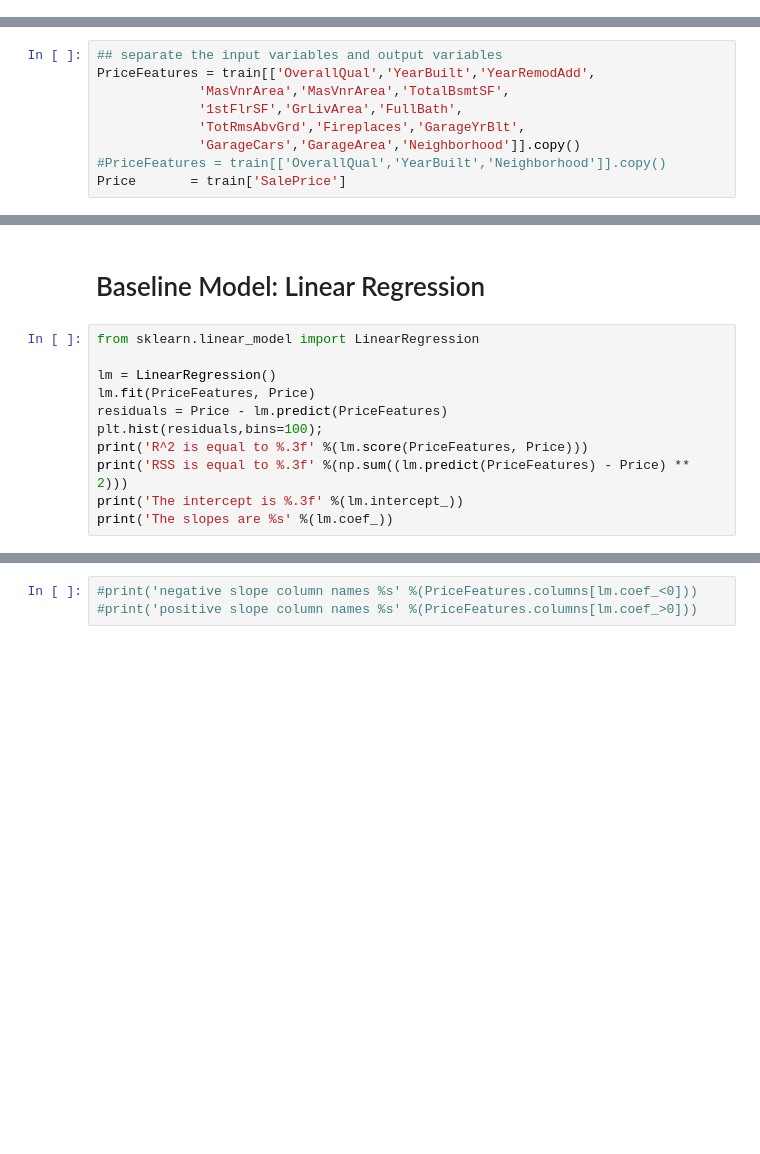
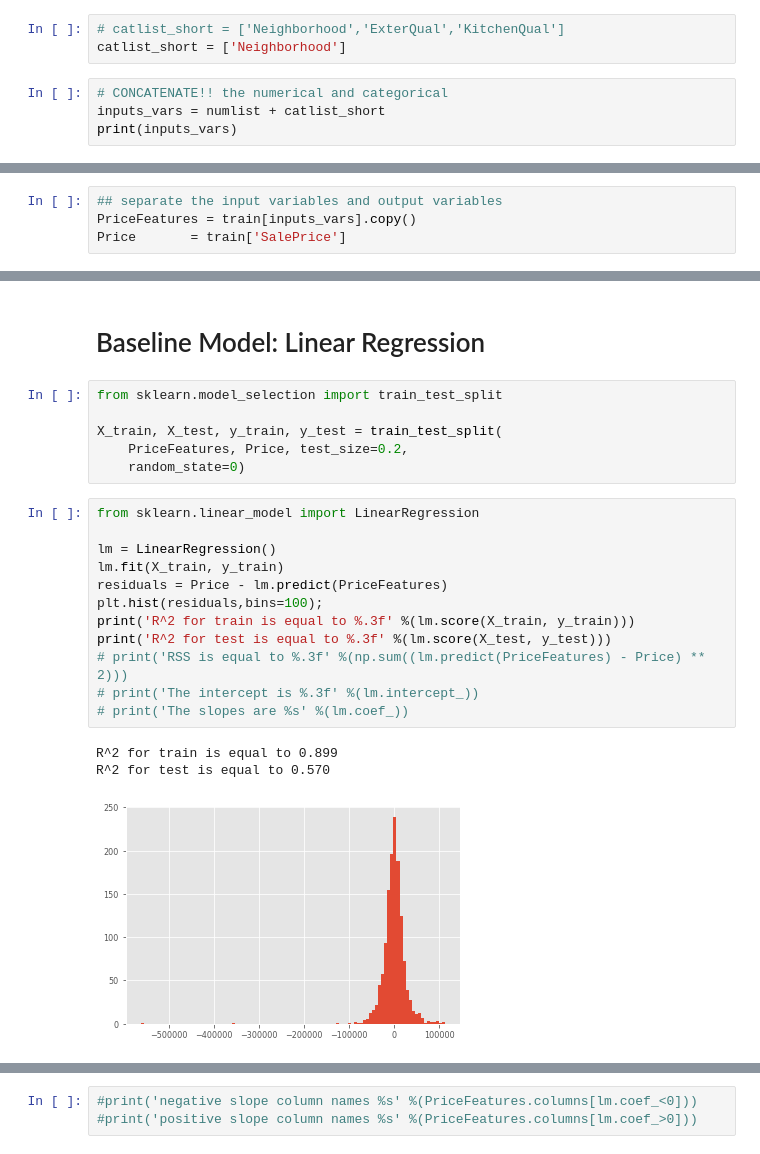
Before and after one commit to flyingcape/Ames_Iowa_HousePrices_Regression, a Jupyter notebook: ML_Project.ipynb, the cells around one changed output, grey strips where cells are left out. Drawn from its saved outputs; the diff is of its cells as text; blank space fills up the shorter version.

```diff
--- a/ML_Project.ipynb
+++ b/ML_Project.ipynb
@@ -137,0 +53,7 @@ Name: SalePrice, dtype: float64
+# %%
+# catlist_short = ['Neighborhood','ExterQual','KitchenQual']
+catlist_short = ['Neighborhood']
+# %%
+# CONCATENATE!! the numerical and categorical
+inputs_vars = numlist + catlist_short
+print(inputs_vars)
@@ -138 +62,5 @@ Name: SalePrice, dtype: float64
+# %%
+## separate the input variables and output variables
+PriceFeatures = train[inputs_vars].copy()
+Price       = train['SalePrice']
 # %%
@@ -235,11 +74,2 @@ for cvar in catlist:
-# %%
-## separate the input variables and output variables
-PriceFeatures = train[['OverallQual','YearBuilt','YearRemodAdd',
-             'MasVnrArea','MasVnrArea','TotalBsmtSF',
-             '1stFlrSF','GrLivArea','FullBath',
-             'TotRmsAbvGrd','Fireplaces','GarageYrBlt',
-             'GarageCars','GarageArea','Neighborhood']].copy()
-#PriceFeatures = train[['OverallQual','YearBuilt','Neighborhood']].copy()
-Price       = train['SalePrice']
 # %%
 PriceFeatures
@@ -264,13 +154,24 @@ PriceFeatures.head()
 # %% [markdown]
 # Baseline Model: Linear Regression
+# %%
+from sklearn.model_selection import train_test_split
+
+X_train, X_test, y_train, y_test = train_test_split(
+    PriceFeatures, Price, test_size=0.2,
+    random_state=0)
 # %%
 from sklearn.linear_model import LinearRegression
 
 lm = LinearRegression()
-lm.fit(PriceFeatures, Price)
+lm.fit(X_train, y_train)
 residuals = Price - lm.predict(PriceFeatures)
 plt.hist(residuals,bins=100);
-print('R^2 is equal to %.3f' %(lm.score(PriceFeatures, Price)))
-print('RSS is equal to %.3f' %(np.sum((lm.predict(PriceFeatures) - Price) ** 2)))
-print('The intercept is %.3f' %(lm.intercept_))
-print('The slopes are %s' %(lm.coef_))
+print('R^2 for train is equal to %.3f' %(lm.score(X_train, y_train)))
+print('R^2 for test is equal to %.3f' %(lm.score(X_test, y_test)))
+# print('RSS is equal to %.3f' %(np.sum((lm.predict(PriceFeatures) - Price) ** 2)))
+# print('The intercept is %.3f' %(lm.intercept_))
+# print('The slopes are %s' %(lm.coef_))
+# %% [output]
+R^2 for train is equal to 0.899
+R^2 for test is equal to 0.570
+[figure, added]
```
Also changed, not shown: parts of 70 cells of this notebook, 2 other files.
